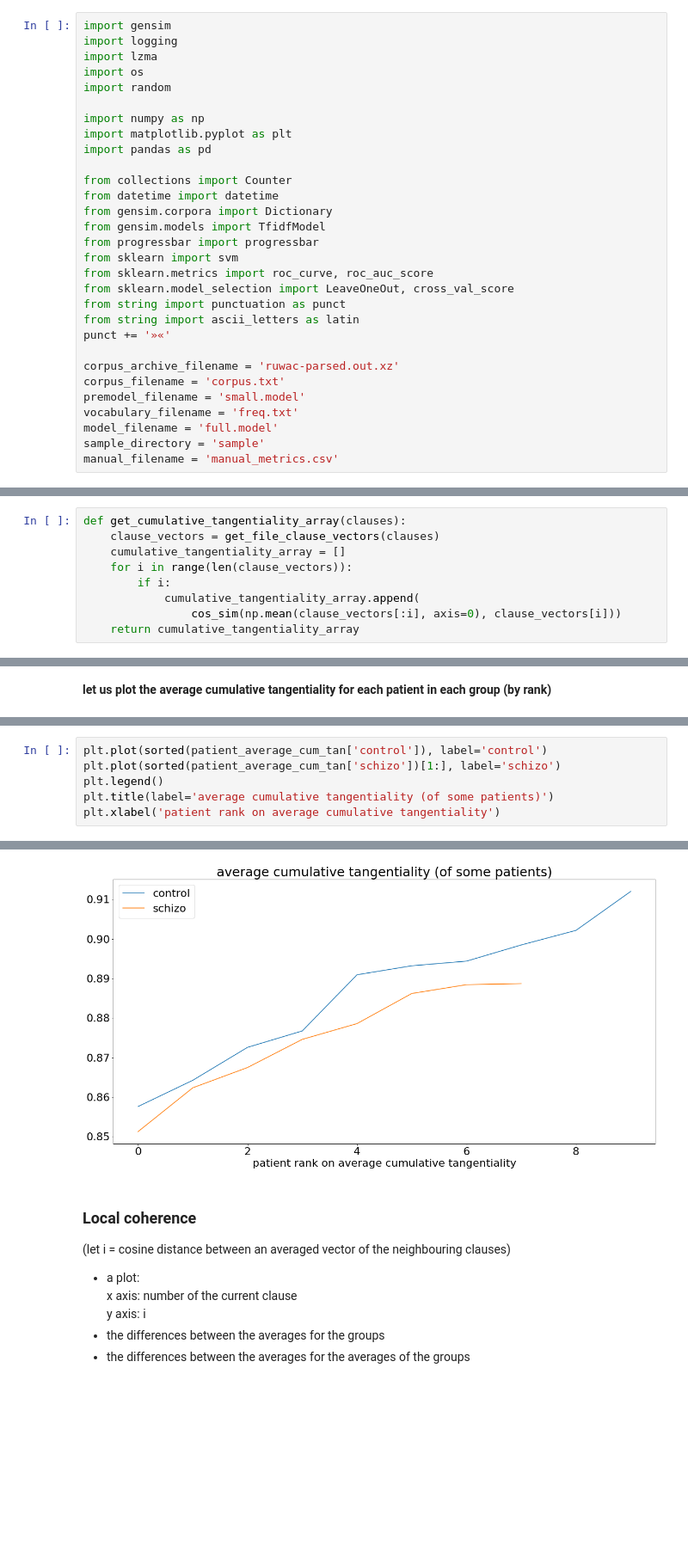
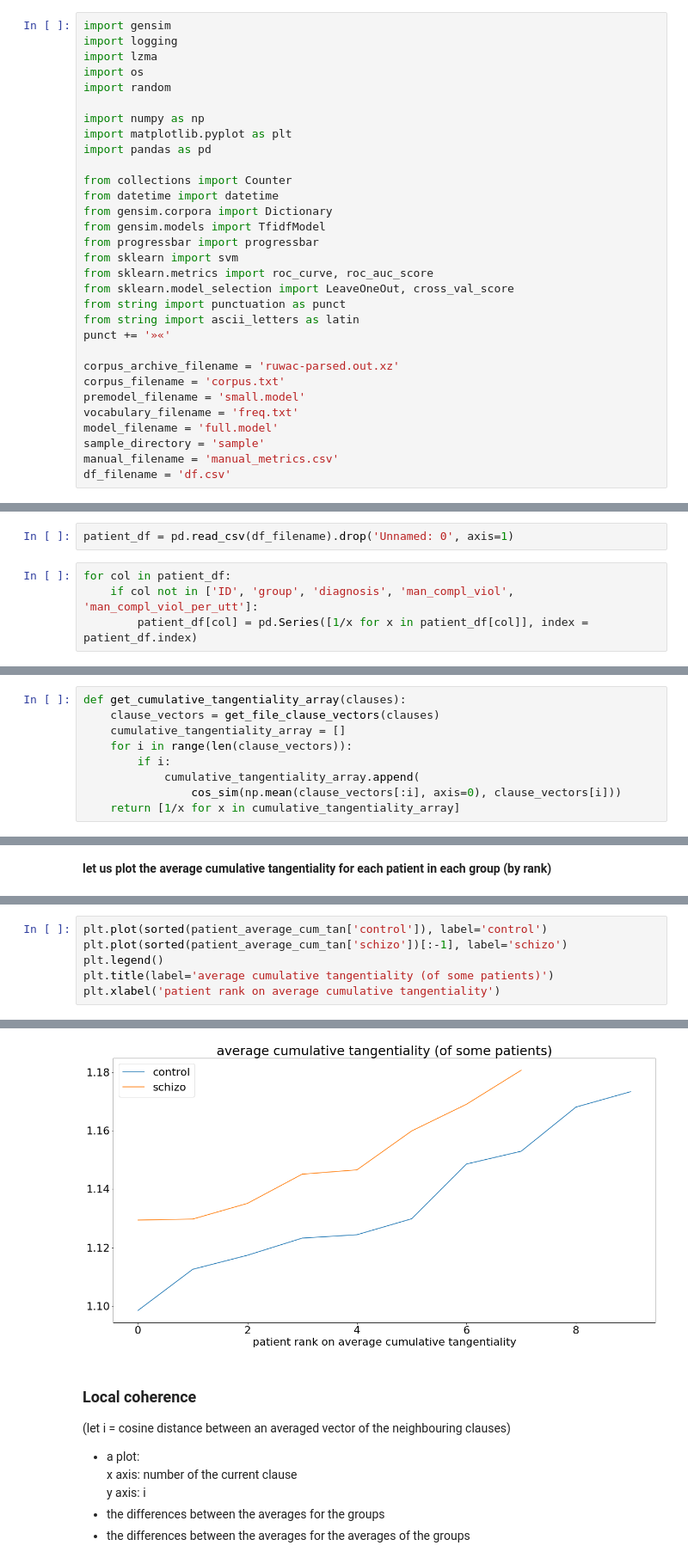
Before and after one commit to flying-bear/modeling_schizo, a Jupyter notebook: modeling_schizo.ipynb, the cells around one changed output, grey strips where cells are left out. Shown at 86% size. Saved outputs shown, nothing was run; the diff lists cells and outputs as text; blank space fills up the shorter version.

```diff
--- a/modeling_schizo.ipynb
+++ b/modeling_schizo.ipynb
@@ -67,6 +67,7 @@ vocabulary_filename = 'freq.txt'
 model_filename = 'full.model'
 sample_directory = 'sample'
 manual_filename = 'manual_metrics.csv'
+df_filename = 'df.csv'
 # %% [markdown]
 ## let us take the corpus out of the archive
 
@@ -349,0 +328,6 @@ pd.DataFrame(patient_df)
+# %%
+patient_df = pd.read_csv(df_filename).drop('Unnamed: 0', axis=1)
+# %%
+for col in patient_df:
+    if col not in ['ID', 'group', 'diagnosis', 'man_compl_viol', 'man_compl_viol_per_utt']:
+        patient_df[col] = pd.Series([1/x for x in patient_df[col]], index = patient_df.index)
@@ -563,7 +567,7 @@ def get_cumulative_tangentiality_array(clauses):
         if i:
             cumulative_tangentiality_array.append(
                 cos_sim(np.mean(clause_vectors[:i], axis=0), clause_vectors[i]))
-    return cumulative_tangentiality_array
+    return [1/x for x in cumulative_tangentiality_array]
 # %% [markdown]
 let us try our first tangentiality metric on a short example
 # %%
@@ -737,13 +741,13 @@ __the first schizo patient's story is too tangential! <br>
 let us see the picture without the first patient from schizo group!__
 # %%
 plt.plot(sorted(patient_average_cum_tan['control']), label='control')
-plt.plot(sorted(patient_average_cum_tan['schizo'])[1:], label='schizo')
+plt.plot(sorted(patient_average_cum_tan['schizo'])[:-1], label='schizo')
 plt.legend()
 plt.title(label='average cumulative tangentiality (of some patients)')
 plt.xlabel('patient rank on average cumulative tangentiality')
 # %% [output]
 Text(0.5, 0, 'patient rank on average cumulative tangentiality')
-[figure, old version]
+[figure, new version]
 # %% [markdown]
 ### Local coherence
 (let i = cosine distance between an averaged vector of the neighbouring clauses)
```
Also changed, not shown: parts of 29 cells of this notebook.
